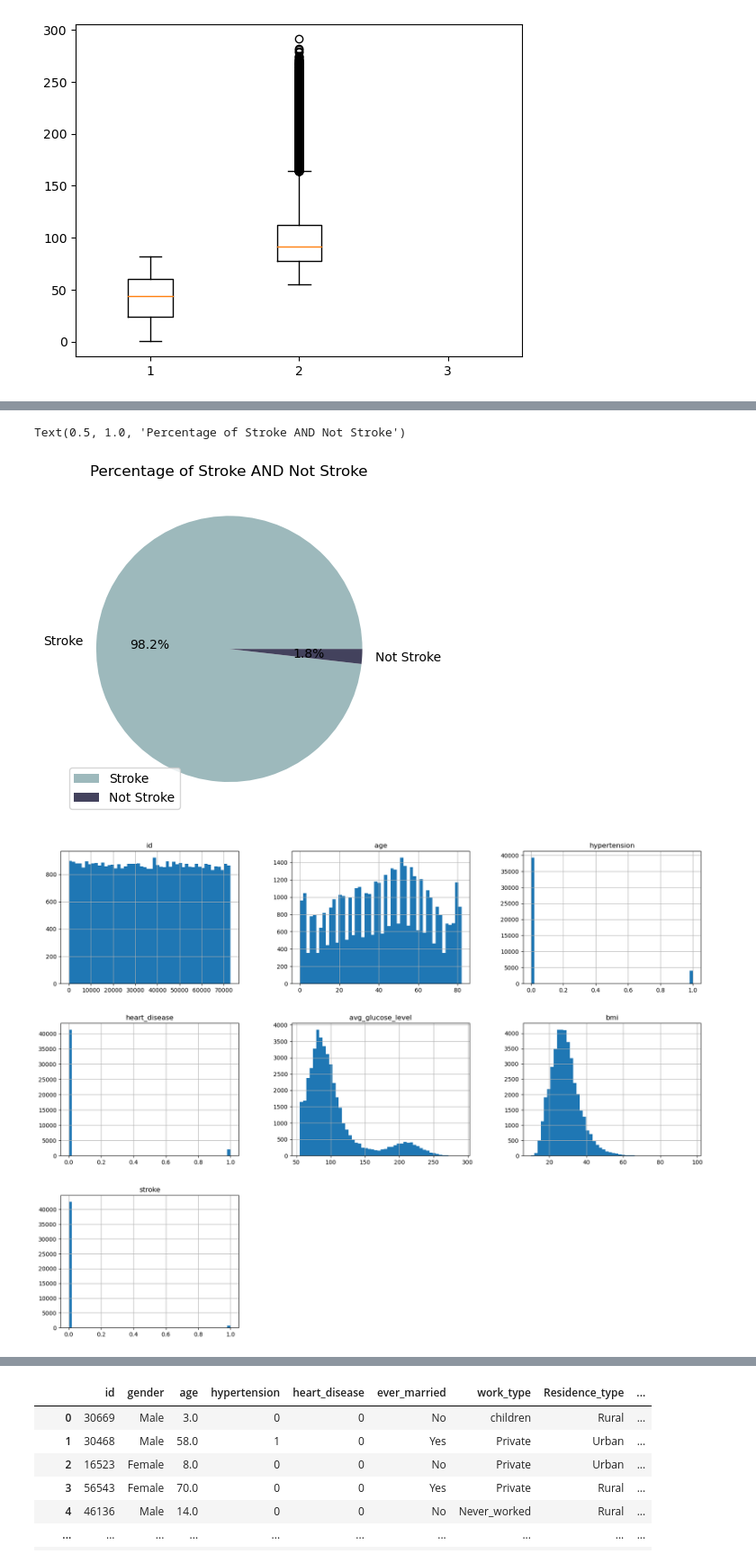
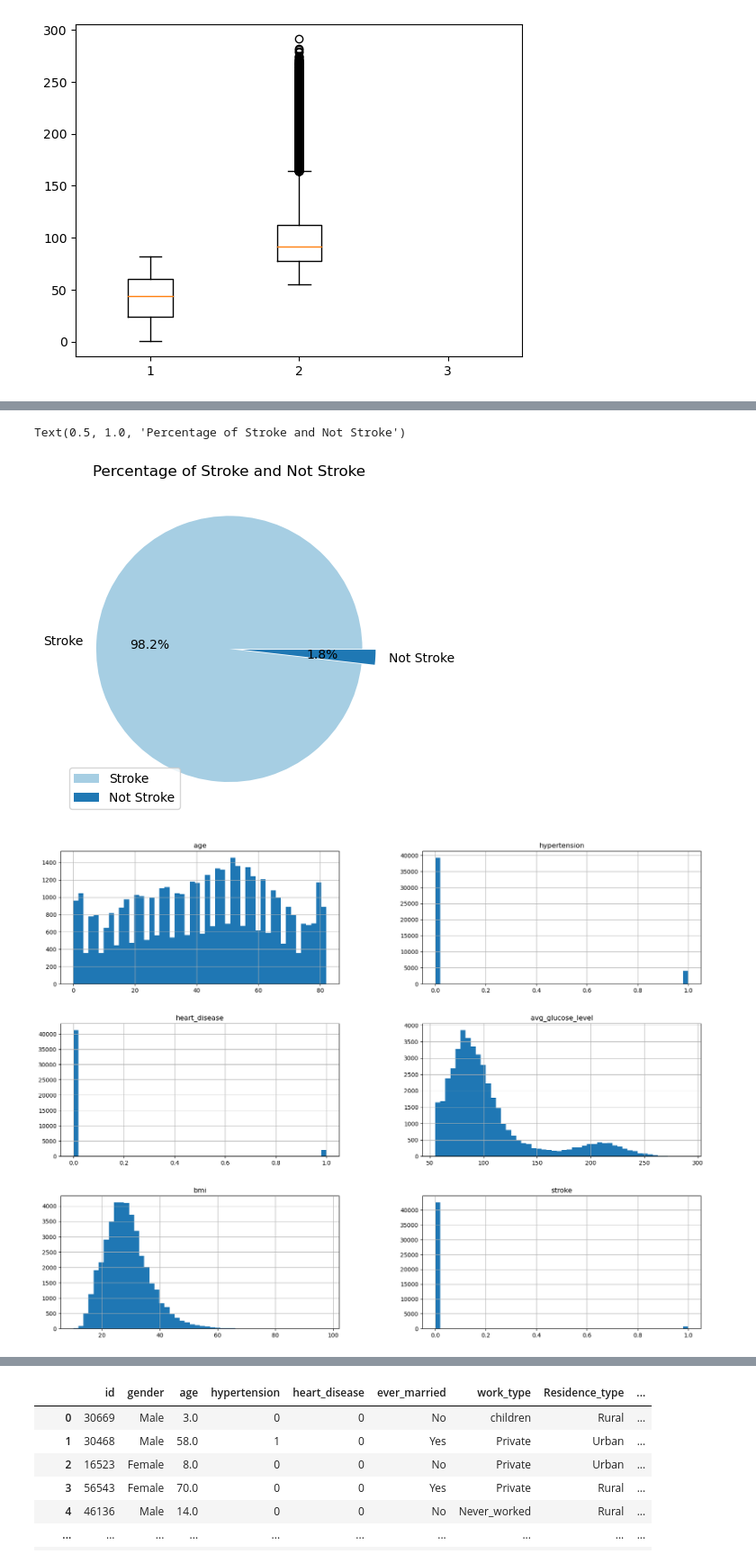
Before and after one commit to MasaAladwan/Cerebral-Stroke-Prediction, a Jupyter notebook: ProjectX (1).ipynb, the cells around one changed output, grey strips where cells are left out. Shown at 90% size. Saved outputs shown, nothing was run; the diff lists cells and outputs as text; code cells hidden in the pictures.

```diff
--- a/ProjectX (1).ipynb
+++ b/ProjectX (1).ipynb
@@ -244,13 +290,14 @@ plt.boxplot(df[["bmi"]])
 # %%
-colors = [plt.cm.bone(0.7), plt.cm.bone(0.3)]
-plt.pie(df["stroke"].value_counts().values, labels=["Stroke", "Not Stroke"], autopct= '%1.1f%%',colors=colors)
+explode = (0, 0.1)
+
+plt.pie(df["stroke"].value_counts().values, labels=["Stroke", "Not Stroke"], autopct= '%1.1f%%',colors=colors, explode=explode)
 plt.legend(["Stroke", "Not Stroke"])
-plt.title("Percentage of Stroke AND Not Stroke")
+plt.title("Percentage of Stroke and Not Stroke")
 # %% [output]
-Text(0.5, 1.0, 'Percentage of Stroke AND Not Stroke')
+Text(0.5, 1.0, 'Percentage of Stroke and Not Stroke')
-[figure, old version]
+[figure, new version]
 # %%
-df.hist(bins =50 , figsize=(20,15))
+df.drop(columns=["id"]).hist(bins =50 , figsize=(20,15))
 plt.show()
 # %% [output]
-[figure, old version]
+[figure, new version]
```
Also changed, not shown: parts of 65 cells of this notebook, 4 other files.
